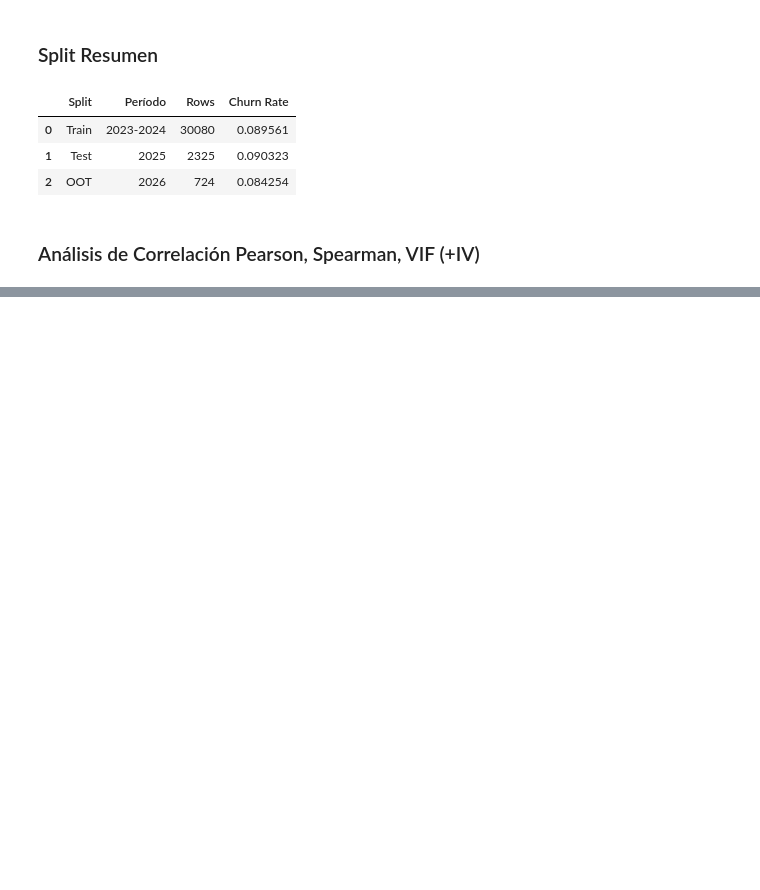
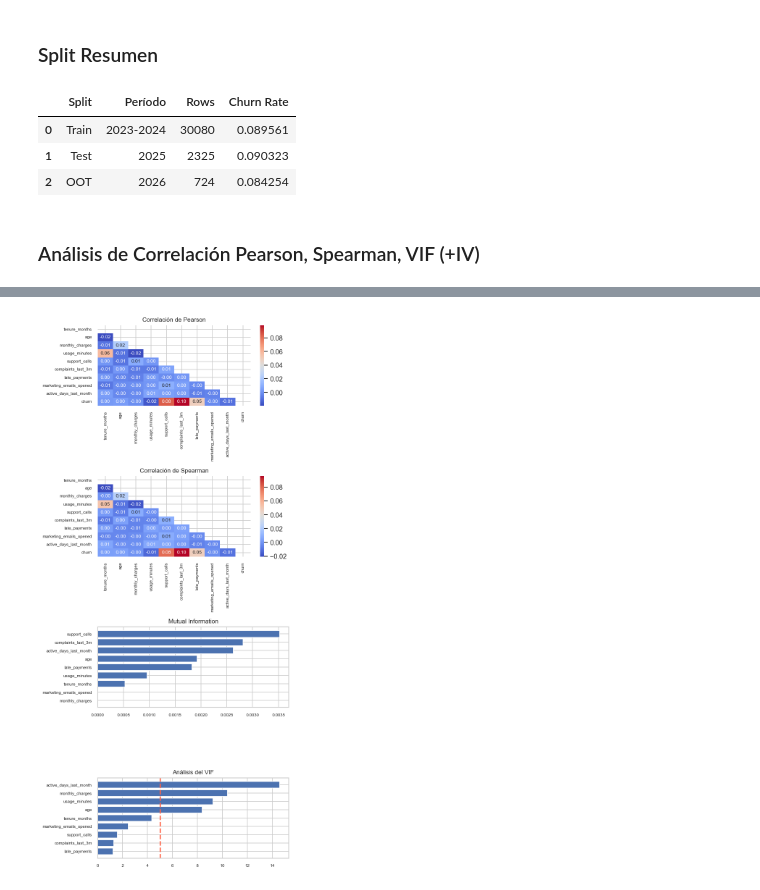
Before and after one commit to davidrodriguez2712/proyecto-3-prediccion-churn, a Jupyter notebook: notebooks/01_eda.ipynb, the cells around one changed output, grey strips where cells are left out. Saved outputs shown, nothing was run; the diff lists cells and outputs as text; code cells hidden in the pictures; blank space fills up the shorter version.

```diff
--- a/notebooks/01_eda.ipynb
+++ b/notebooks/01_eda.ipynb
@@ -578,0 +614,72 @@ split_resumen
+# %%
+corr = df.corr('pearson', numeric_only= True)
+mask = np.triu(
+    np.ones_like(corr, dtype= bool)
+)
+fig, ax = plt.subplots(4, 1, figsize = (6, 13))
+sns.heatmap(
+    data= corr,
+    mask= mask,
+    ax= ax[0],
+    annot= True,
+    cmap= 'coolwarm',
+    square= False,
+    fmt = '.2f',
+    annot_kws= {
+        'fontsize': 8
+    }
+)
+ax[0].set_title('Correlación de Pearson', fontsize = 10)
+ax[0].tick_params(axis = 'x', labelsize = 7)
+ax[0].tick_params(axis = 'y', labelsize = 7)
+
+## Gráfico 2
+
+corr_spearman = df.corr('spearman', numeric_only= True)
+mask_spearman = np.triu(
+    np.ones_like(corr_spearman, dtype= bool)
+)
+
+sns.heatmap(
+    data= corr_spearman,
+    mask= mask_spearman,
+    cmap= 'coolwarm',
+    annot = True,
+    annot_kws= {
+        'fontsize': 8
+    },
+    fmt= '.2f',
+    ax= ax[1]
+)
+ax[1].set_title('Correlación de Spearman', fontsize = 10)
+ax[1].tick_params(axis = 'x', labelsize = 7)
+ax[1].tick_params(axis = 'y', labelsize = 7)
+
+## Gráfico 3
+ax[2].barh(
+    mi_df['feature'][::-1],
+    mi_df['mutual_info'][::-1]
+)
+ax[2].set_title('Mutual Information', fontsize = 10)
+ax[2].tick_params(axis = 'x', labelsize = 7)
+ax[2].tick_params(axis = 'y', labelsize = 7)
+
+## Gráfico 4
+ax[3].barh(
+    vif_df['feature'][::-1],
+    vif_df['VIF'][::-1]
+)
+ax[3].set_title('Análisis del VIF', fontsize = 10)
+ax[3].tick_params(axis = 'x', labelsize = 7)
+ax[3].tick_params(axis = 'y', labelsize = 7)
+ax[3].axvline(
+    x = 5,
+    linestyle = '--',
+    color = 'tomato',
+    linewidth = 2
+)
+
+plt.tight_layout()
+plt.show()
+# %% [output]
+[figure, added]
```
Also changed, not shown: parts of 3 cells of this notebook.
